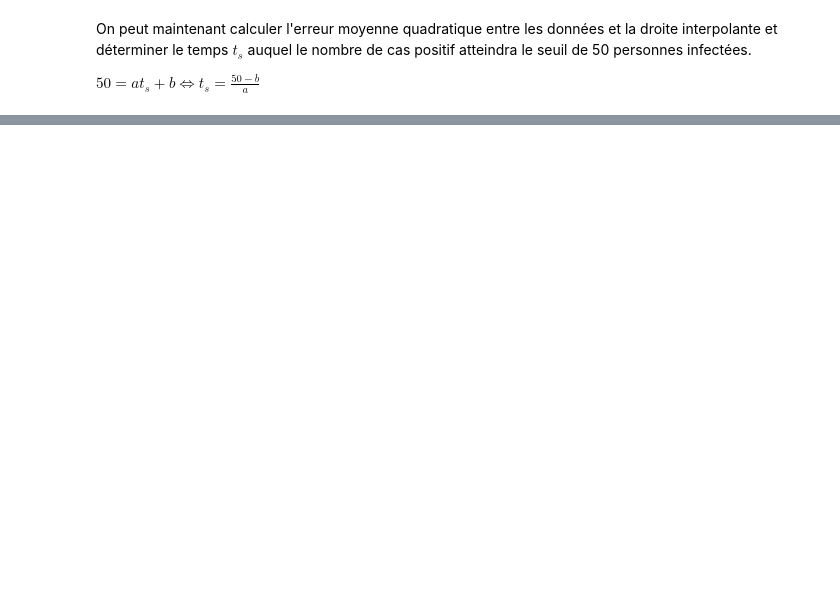
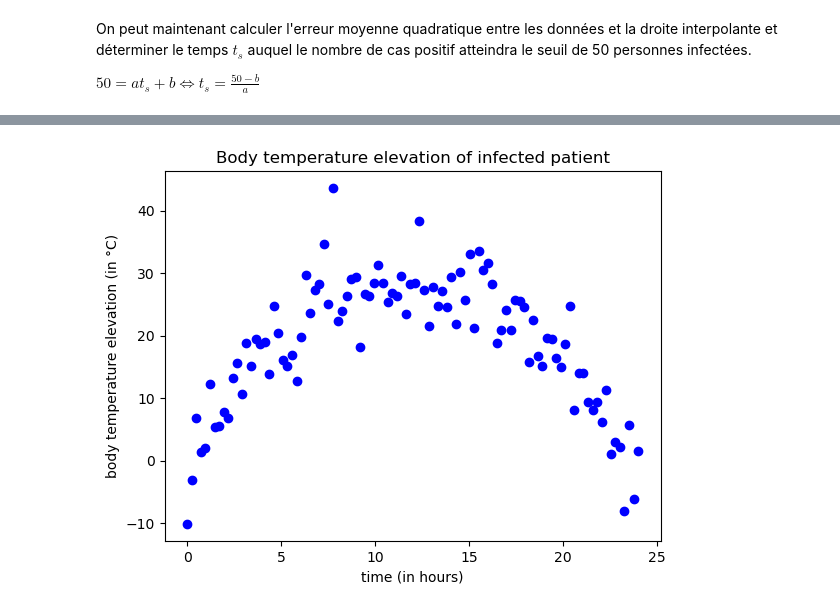
Before and after one commit to rcremese/ML-notebooks, a Jupyter notebook: 01-linear_regression.ipynb, the cells around one changed output, grey strips where cells are left out. Cells and saved outputs as stored; diff of their text form; code cells hidden in the pictures; blank space fills up the shorter version.

```diff
--- a/01-linear_regression.ipynb
+++ b/01-linear_regression.ipynb
@@ -71,0 +107,7 @@ fig.show()
+# %%
+x_obs, y_obs = generate_propagation(g, tmax=24, nb_samples=100, noise_std=4)
+fig, ax = plot_propagation_evolutions(x_obs, y_obs)
+ax.set(xlabel='time (in hours)', ylabel='body temperature elevation (in °C)', title='Body temperature elevation of infected patient')
+fig.show()
+# %% [output]
+[figure, added]
```
Also changed, not shown: parts of 17 cells of this notebook, 1 other file.
